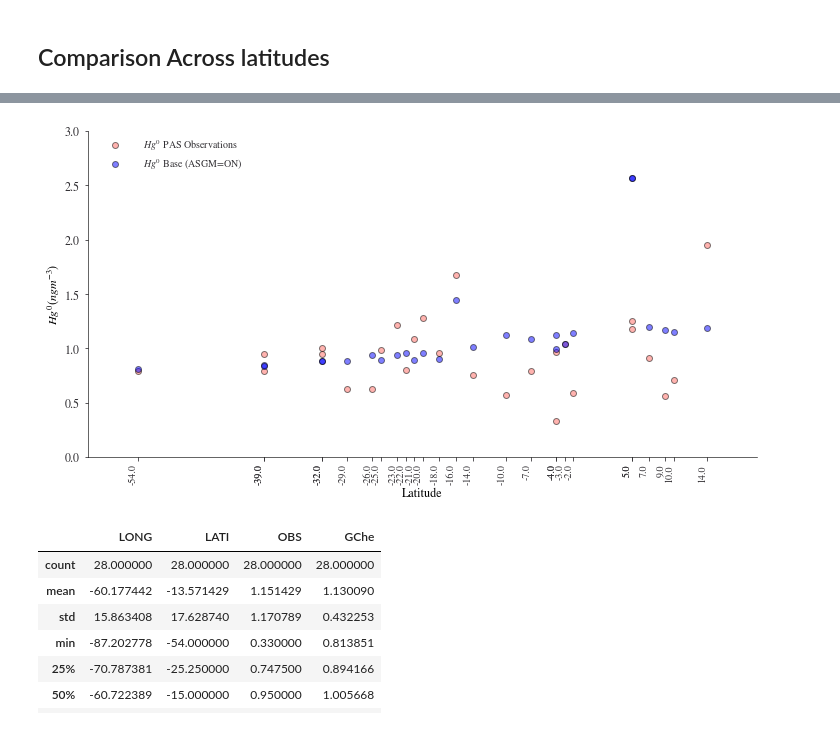
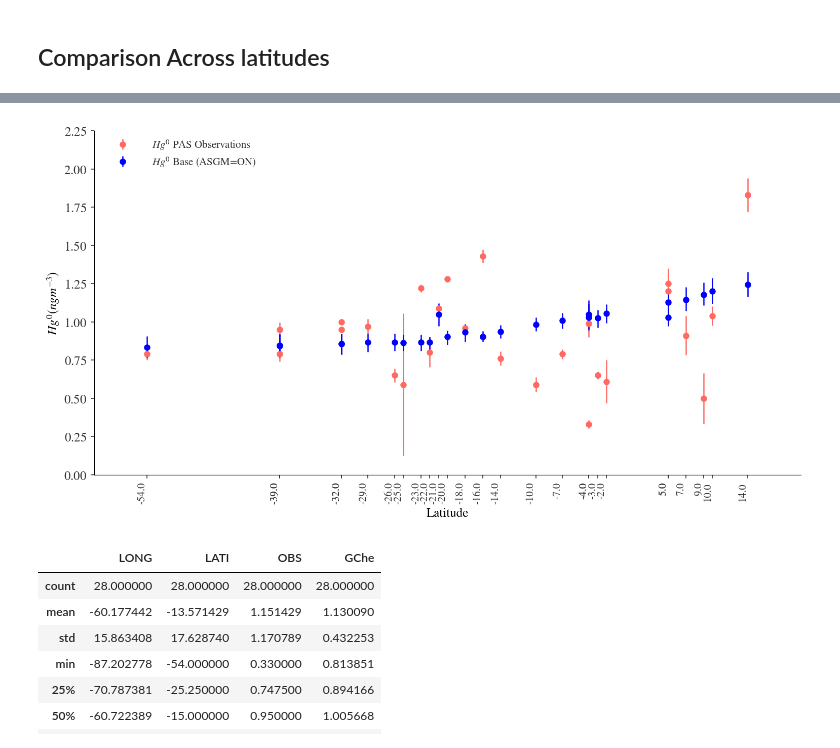
Before and after one commit to Shakes-tzd/MIT_TPP_thesis, a Jupyter notebook: JPnotebooks/LATAM_Passive_Sampler_Data_Analysis/Latam Tracer Concentrations Plots-2015.ipynb, the cells around one changed output, grey strips where cells are left out. Cells and saved outputs as stored; diff of their text form; code cells hidden in the pictures.

```diff
--- a/JPnotebooks/LATAM_Passive_Sampler_Data_Analysis/Latam Tracer Concentrations Plots-2015.ipynb
+++ b/JPnotebooks/LATAM_Passive_Sampler_Data_Analysis/Latam Tracer Concentrations Plots-2015.ipynb
@@ -856,0 +938,6 @@ df_passive_samplers
+# %%
+df_passive_samplers['gc_mean']=np.zeros(len(df_passive_samplers))
+df_passive_samplers['gc_lower']=np.zeros(len(df_passive_samplers))
+df_passive_samplers['gc_upper']=np.zeros(len(df_passive_samplers))
+df_passive_samplers['gc_st_error']=np.zeros(len(df_passive_samplers))
+df_passive_samplers
@@ -856,0 +1007,3 @@ df_passive_samplers
+# %%
+df_PASvsGEOS_Chem=df_passive_samplers[['Site','Latitude','GEM_Concentration(ng-m-3)','Error','gc_mean','gc_lower','gc_upper','gc_st_error']]
+df_PASvsGEOS_Chem
@@ -919,0 +1099,3 @@ df_passiveNgc['LATI']=df_passiveNgc['LATI'].round()
+# %%
+df_PASvsGEOS_Chem['Latitude']=df_PASvsGEOS_Chem['Latitude'].round()
+df_PASvsGEOS_Chem
@@ -949,39 +1135,55 @@ tips
+# %%
+df_PASvsGEOS_Chem=df_PASvsGEOS_Chem.drop(index=0)
 # %%
 def legend_without_duplicate_labels(ax):
     handles, labels = ax.get_legend_handles_labels()
     unique = [(h, l) for i, (h, l) in enumerate(zip(handles, labels)) if l not in labels[:i]]
     ax.legend(*zip(*unique))
+ls = 'dotted'
 
-labels = Latitude
-Hg0obs = df_passiveNgc['OBS'].drop(index=26)
-Hg0_GC = df_passiveNgc['GChe'].drop(index=26)
-
-x = Latitude  # the label locations
+labels = df_PASvsGEOS_Chem['Latitude']
+Hg0obs = df_PASvsGEOS_Chem['GEM_Concentration(ng-m-3)']
+obs_err=df_PASvsGEOS_Chem['Error']
+Hg0_GC = df_PASvsGEOS_Chem['gc_mean']
+GC_err=df_PASvsGEOS_Chem['gc_st_error']
+GC_err_upper=df_PASvsGEOS_Chem['gc_upper']
+GC_err_lower=df_PASvsGEOS_Chem['gc_lower']
+asymmetric_error = [GC_err_lower, GC_err_upper]
 
 
+x = labels  # the label locations
+obs_color=plot_colors['Observations']
+
 fig, ax = plt.subplots(figsize=[12,6])
-rects1 = ax.plot(x,Hg0obs,'o', c=plot_colors['Observations'],label='$Hg^0$ PAS Observations',alpha=0.5)
-rects2 = ax.plot(x,Hg0_GC,'o', c='b',label='$Hg^0$ Base (ASGM=ON)',alpha=0.5)
+# rects1 = ax.plot(x,Hg0obs,'o', c=plot_colors['Observations'],label='$Hg^0$ PAS Observations',alpha=0.5)
+# rects2 = ax.plot(x,Hg0_GC,'o', c='b',label='$Hg^0$ Base (ASGM=ON)',alpha=0.5)
+ax.errorbar(x, Hg0obs, yerr=obs_err,
+            marker='o', markersize=5,ecolor=obs_color,mfc=obs_color,markeredgecolor=obs_color,
+            linestyle='none',label='$Hg^0$ PAS Observations')
+
+ax.errorbar(x, Hg0_GC, yerr=asymmetric_error,ecolor='b',
+            marker='o', markersize=5,mfc='b',markeredgecolor='b',
+            linestyle='none',label='$Hg^0$ Base (ASGM=ON)')
 
 
 # Add some text for labels, title and custom x-axis tick labels, etc.
 ax.set_ylabel('$Hg^0 (ngm^{-3})$')
 #ax.set_title('Comparison between observed $Hg^0$ annual averages and GEOS Chem $Hg^0$ annual averages in South America ')
 ax.set_xticks(x)
 ax.set_xticklabels(labels,rotation=90, fontsize=10,ha='right')
 #plt.xticks(x, labels, rotation='vertical')
 #ax.legend()
 
 ax.set_xlabel('Latitude')
 legend_without_duplicate_labels(ax)
 ax.legend(frameon=False, loc='upper left',handlelength=4)
 name='06-12-22_pas_vs_model_Hg0-per-year_by-latitude_001'
 savepath='/home/tzd/fs03/d1/tzd/Data_analysis/MIT_TPP_thesis/figures/Passive_Samplers/'+name+'.pdf'
 fig.savefig(savepath,bbox_inches='tight')
 
 plt.show()
 # %% [output]
-[figure, old version]
+[figure, new version]
 # %%
 df_passiveNgc.describe()
 # %% [output]
```
Also changed, not shown: parts of 24 cells of this notebook, 1 other file.
